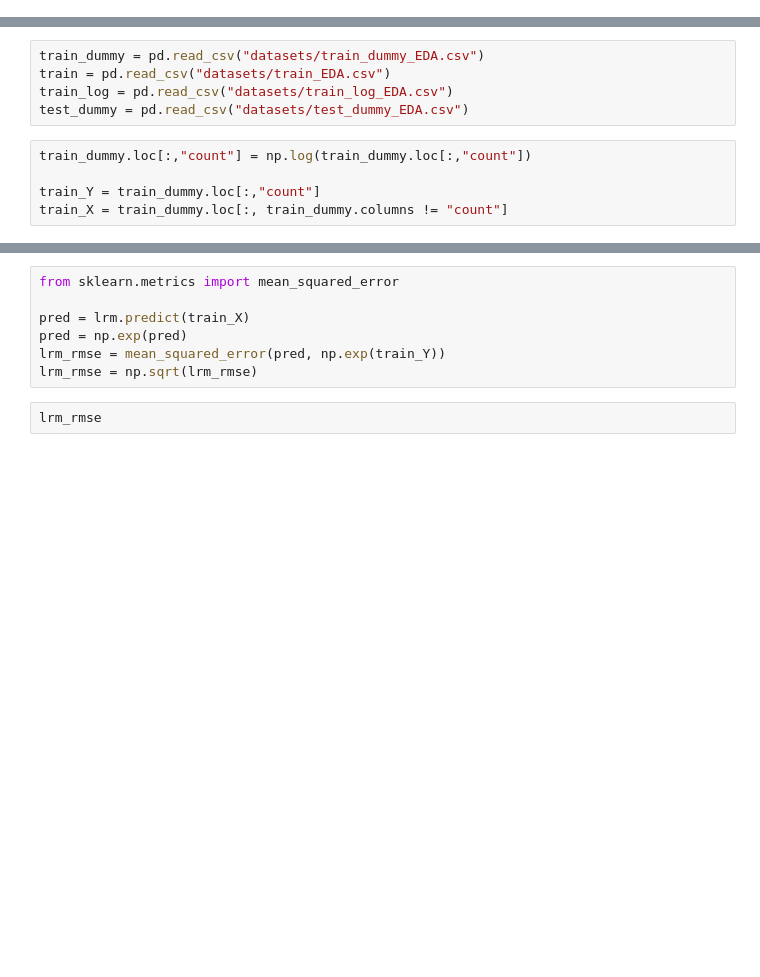
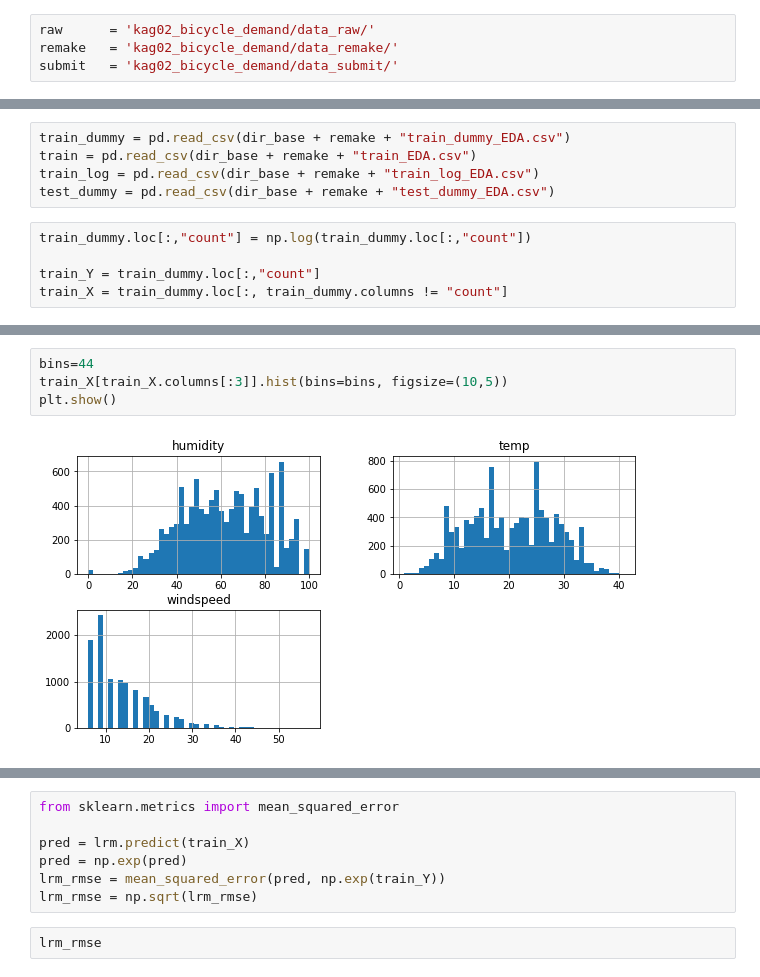
Before and after one commit to onitonitonito/dacon_competition_2020, a Jupyter notebook: kag02_bicycle_demand/Modeling.ipynb, the cells around one changed output, grey strips where cells are left out. Saved outputs shown, nothing was run; the diff lists cells and outputs as text; blank space fills up the shorter version.

```diff
--- a/kag02_bicycle_demand/Modeling.ipynb
+++ b/kag02_bicycle_demand/Modeling.ipynb
@@ -1,3 +13,7 @@
+# %%
+raw      = 'kag02_bicycle_demand/data_raw/'
+remake   = 'kag02_bicycle_demand/data_remake/'
+submit   = 'kag02_bicycle_demand/data_submit/'
 # %%
 import pandas as pd
 import numpy as np
@@ -8,8 +37,8 @@ import matplotlib as mpl
 # %%
-train_dummy = pd.read_csv("datasets/train_dummy_EDA.csv")
-train = pd.read_csv("datasets/train_EDA.csv")
-train_log = pd.read_csv("datasets/train_log_EDA.csv")
-test_dummy = pd.read_csv("datasets/test_dummy_EDA.csv")
+train_dummy = pd.read_csv(dir_base + remake + "train_dummy_EDA.csv")
+train = pd.read_csv(dir_base + remake + "train_EDA.csv")
+train_log = pd.read_csv(dir_base + remake + "train_log_EDA.csv")
+test_dummy = pd.read_csv(dir_base + remake + "test_dummy_EDA.csv")
 # %%
 train_dummy.loc[:,"count"] = np.log(train_dummy.loc[:,"count"])
 
@@ -17,0 +62,6 @@ train_X = train_dummy.loc[:, train_dummy.columns != "count"]
+# %%
+bins=44
+train_X[train_X.columns[:3]].hist(bins=bins, figsize=(10,5))
+plt.show()
+# %% [output]
+[figure, added]
```
Also changed, not shown: parts of 10 cells of this notebook, 27 other files.
